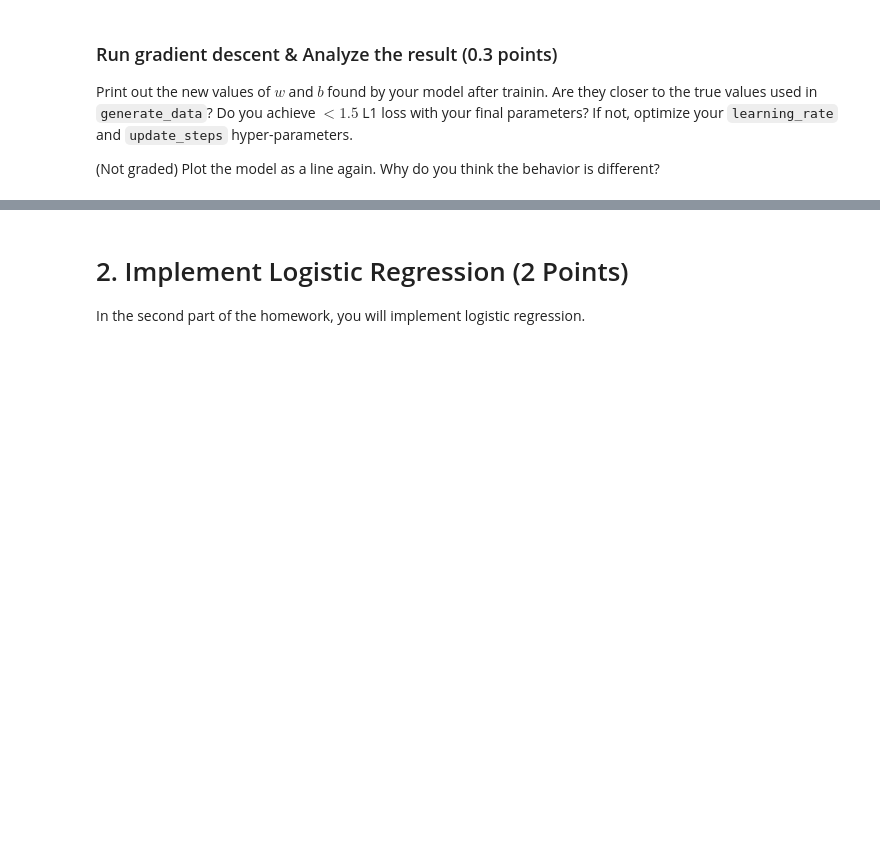
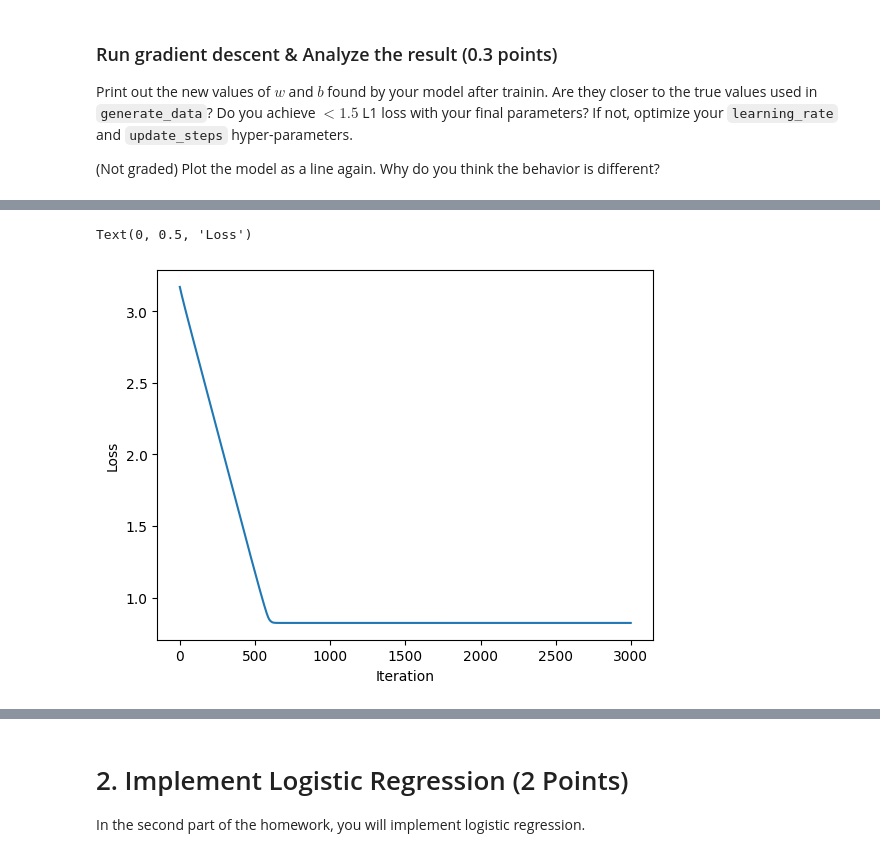
Before and after one commit to Henry-wxq/CS_Notes, a Jupyter notebook: Python/07_CSC413_Neural_Networking/Fall25_HW1_Regression.ipynb, the cells around one changed output, grey strips where cells are left out. Drawn from its saved outputs; the diff is of its cells as text; code cells hidden in the pictures; blank space fills up the shorter version.

```diff
--- a/Python/07_CSC413_Neural_Networking/Fall25_HW1_Regression.ipynb
+++ b/Python/07_CSC413_Neural_Networking/Fall25_HW1_Regression.ipynb
@@ -213,7 +238,7 @@ def robust_lr_model(weight: float, bias: float, inputs: np.array) -> np.array:
     ## TODO: Implement linear model: y = weight * x + bias (Eq. 1)
     ## Hint: linear regression model
     ## Your Code, 0.05 points
-    res = ...
+    res = weight * inputs + bias
     ##########################################
     return res
 
@@ -221,7 +246,9 @@ def robust_lr_loss(weight: float, bias: float, inputs: np.array, targets: np.arr
     ##########################################
     ## TODO: Implement L1 loss
     ## Your Code, 0.2 points
-    res = ...
+    preds = robust_lr_model(weight, bias, inputs)
+    n = inputs.shape[0]
+    res = np.sum(np.abs(targets - preds)) / n
     ##########################################
     return res
 
@@ -230,7 +257,10 @@ def robust_lr_dloss_dmodel(weight: float, bias: float, inputs: np.array, targets
     ## TODO: Implement the derivative of the L1 loss function
     ## with respect to the model output
     ## Your Code, 0.2 points
-    res = ...
+    preds = robust_lr_model(weight, bias, inputs)
+    n = inputs.shape[0]
+    # sign(ŷ - y); use sign(0)=0 as allowed by the notebook
+    res = np.sign(preds - targets) / n
     ##########################################
     return res
 
@@ -240,7 +270,9 @@ def robust_lr_weight_update(weight: float, bias: float, inputs: np.array, target
     ## We will use this function to update the weights in `train_robust_linear_regression` function (see below):
     # new_weight = weight - learning_rate*robust_lr_weight_update(weight, bias, inputs, targets)
     ## Your Code, 0.15 points
-    res = ...
+    grad_yhat = robust_lr_dloss_dmodel(weight, bias, inputs, targets)
+    # dŷ/dw = x
+    res = np.sum(grad_yhat * inputs)
     ##########################################
     return res
 
@@ -250,7 +282,9 @@ def robust_lr_bias_update(weight: float, bias: float, inputs: np.array, targets:
     ## We will use this function to update the biases in `train_robust_linear_regression` function (see below):
     # new_bias = bias - learning_rate*robust_lr_bias_update(weight, bias, inputs, targets)
     ## Your Code, 0.1 points
-    res = ...
+    grad_yhat = robust_lr_dloss_dmodel(weight, bias, inputs, targets)
+    # dŷ/db = 1
+    res = np.sum(grad_yhat)
     ##########################################
     return res
 
@@ -274,8 +308,8 @@ Print out the new values of $w$ and $b$ found by your model after trainin. Are t
 ## TODO: make sure to play around with different learning_rate and update_steps combinations
 ## so that your model achieves <1.5 L1 loss
 ## Make sure to update the parameters
-robust_lr_learning_rate = 0.001
-robust_lr_update_steps = 100
+robust_lr_learning_rate = 0.1
+robust_lr_update_steps = 3000
 ##########################################
 
 robust_lr_new_weight, robust_lr_new_bias, robust_lr_losses = train_robust_linear_regression(inputs, targets, weight, bias, robust_lr_learning_rate, robust_lr_update_steps)
@@ -284,3 +318,4 @@ print(f"Final loss: {robust_lr_loss(robust_lr_new_weight, robust_lr_new_bias, in
 plt.plot(robust_lr_losses)
 plt.xlabel("Iteration")
 plt.ylabel("Loss")
+# %% [output]
@@ -287,3 +324,5 @@ plt.ylabel("Loss")
+Text(0, 0.5, 'Loss')
+[figure, added]
 # %%
 def plot_robust_lr_model_prediction(x, y):
   fig, ax = plt.subplots(figsize=(4, 2))
```
Also changed, not shown: parts of 11 cells of this notebook.
